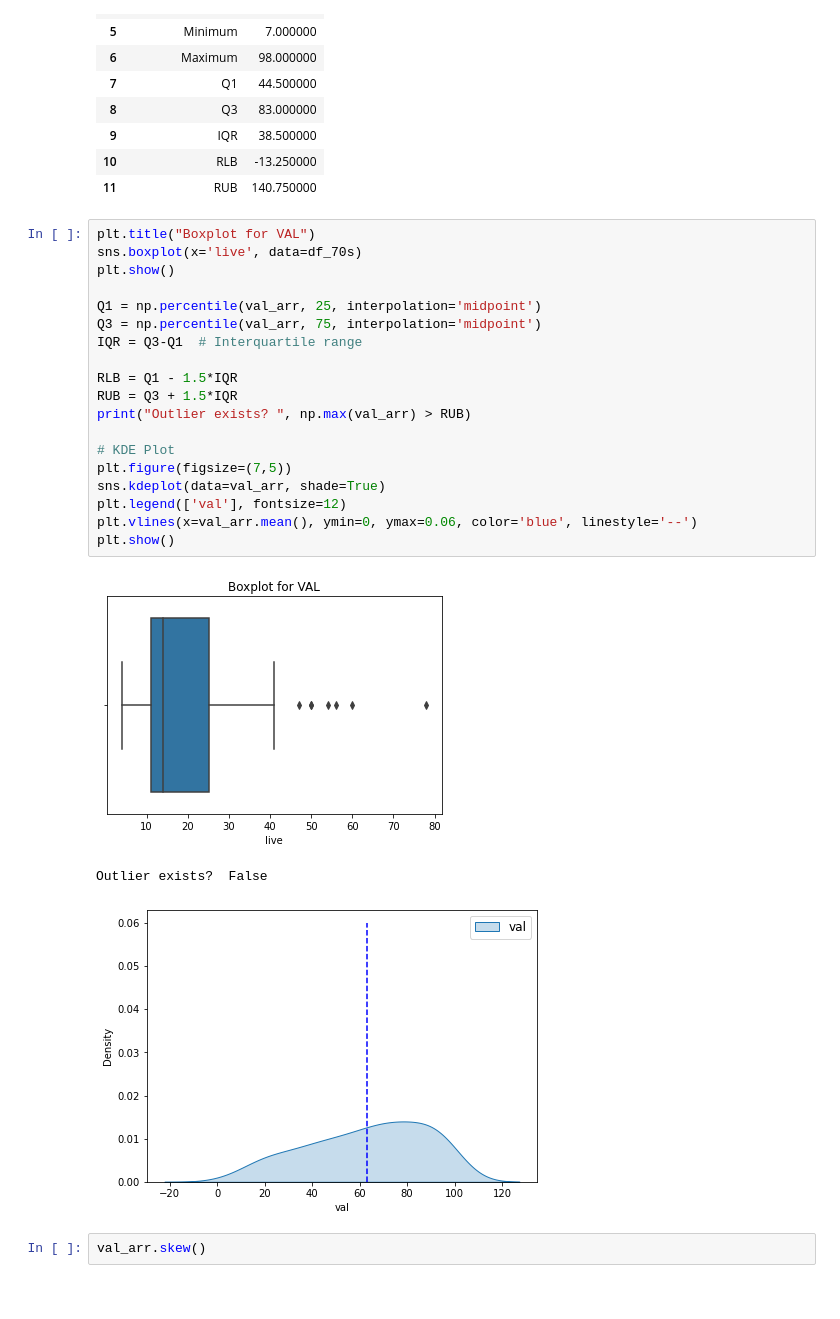
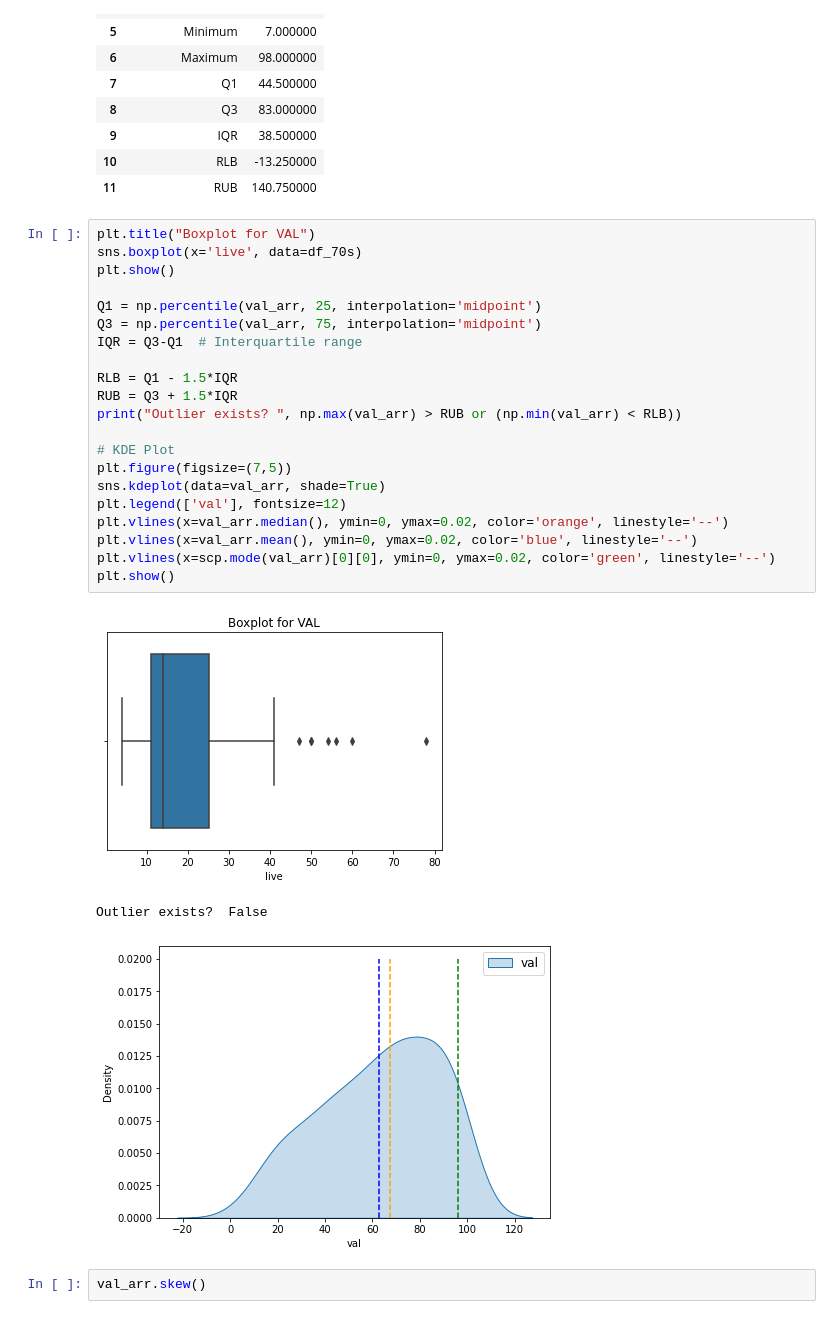
Before and after one commit to whenwe177/aids-final-project, a Jupyter notebook: ipynbs/70s_eda.ipynb, the cells around one changed output. Cells and saved outputs as stored; diff of their text form.

```diff
--- a/ipynbs/70s_eda.ipynb
+++ b/ipynbs/70s_eda.ipynb
@@ -471,26 +510,28 @@ VAL Description
 # %%
 plt.title("Boxplot for VAL")
 sns.boxplot(x='live', data=df_70s)
 plt.show()
 
 Q1 = np.percentile(val_arr, 25, interpolation='midpoint')
 Q3 = np.percentile(val_arr, 75, interpolation='midpoint')
 IQR = Q3-Q1  # Interquartile range
 
 RLB = Q1 - 1.5*IQR
 RUB = Q3 + 1.5*IQR
-print("Outlier exists? ", np.max(val_arr) > RUB)
+print("Outlier exists? ", np.max(val_arr) > RUB or (np.min(val_arr) < RLB))
 
 # KDE Plot
 plt.figure(figsize=(7,5))
 sns.kdeplot(data=val_arr, shade=True)
 plt.legend(['val'], fontsize=12)
-plt.vlines(x=val_arr.mean(), ymin=0, ymax=0.06, color='blue', linestyle='--')
+plt.vlines(x=val_arr.median(), ymin=0, ymax=0.02, color='orange', linestyle='--')
+plt.vlines(x=val_arr.mean(), ymin=0, ymax=0.02, color='blue', linestyle='--')
+plt.vlines(x=scp.mode(val_arr)[0][0], ymin=0, ymax=0.02, color='green', linestyle='--')
 plt.show()
 # %% [output]
 [figure]
 Outlier exists?  False
-[figure, old version]
+[figure, new version]
 # %%
 val_arr.skew()
 # %% [output]
```
Also changed, not shown: parts of 27 cells of this notebook.
